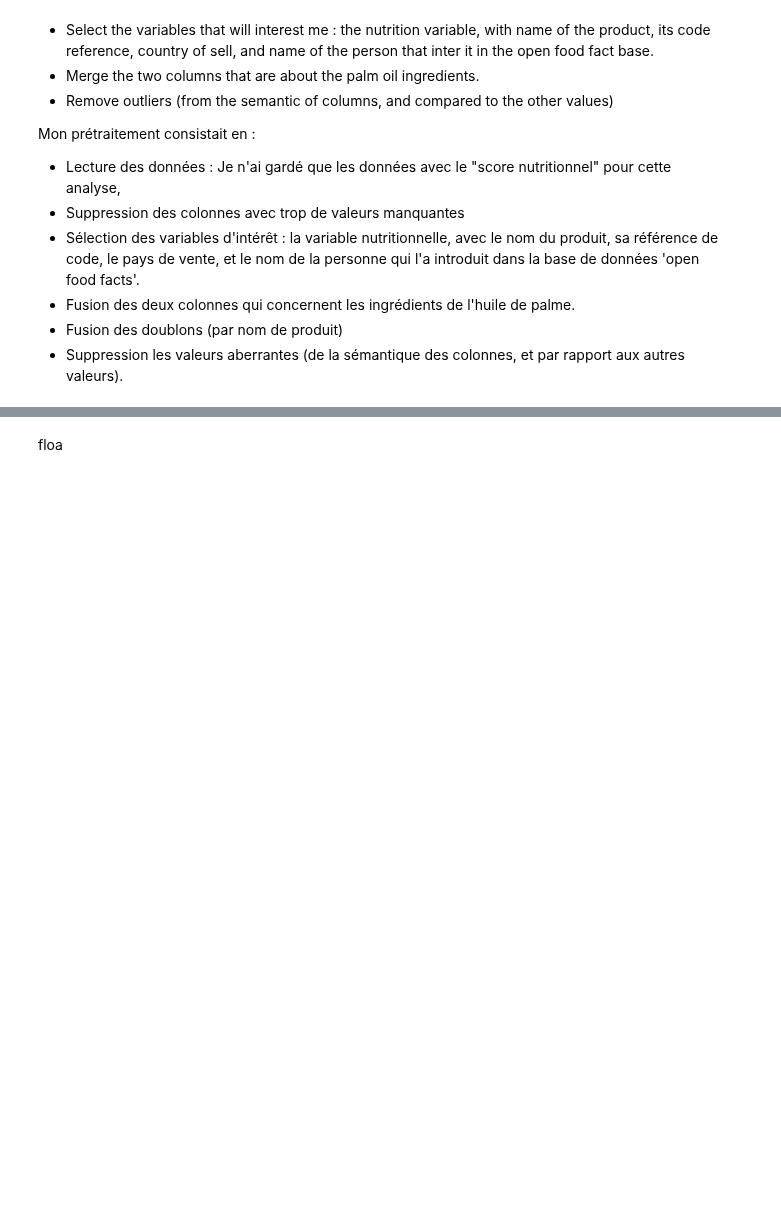
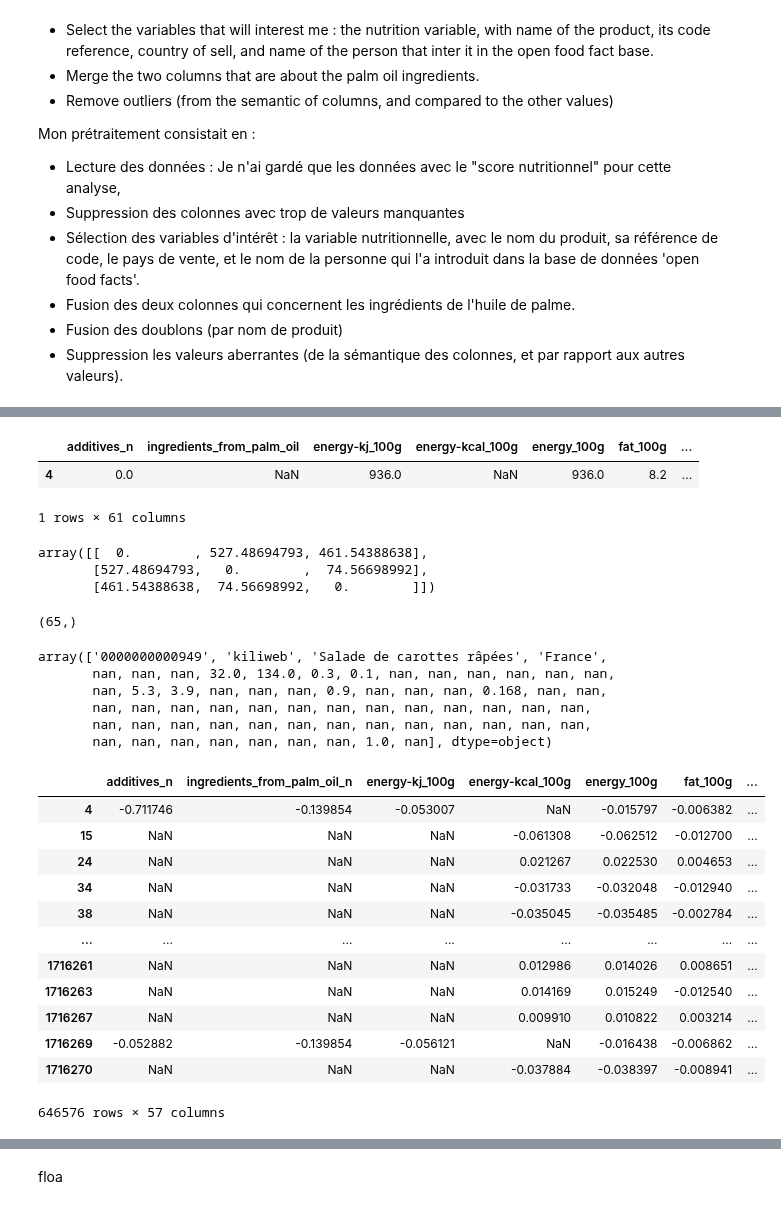
Before and after one commit to ClaireGayral/formation_openclassroom, a Jupyter notebook: P2_gayral_claire/Appel à projet - rapport d'exploration.ipynb, the cells around one changed output, grey strips where cells are left out. Cells and saved outputs as stored; diff of their text form; code cells hidden in the pictures; blank space fills up the shorter version.

```diff
--- a/P2_gayral_claire/Appel à projet - rapport d'exploration.ipynb
+++ b/P2_gayral_claire/Appel à projet - rapport d'exploration.ipynb
@@ -66,0 +64,29 @@ df = preprocess.merge_palm_oil_cols(df)
+# %%
+float_var = list_from_data_field.list_of_nutri_facts
+float_var += ["additives_n", "ingredients_from_palm_oil","ingredients_from_palm_oil_n"]
+float_var = df.columns.intersection(float_var).values
+
+data = df.copy()
+## std var by var :
+data_float = data[float_var].copy()
+data_float = preprocessing.StandardScaler().fit_transform(data_float)
+
+
+
+products = data["product_name"].drop_duplicates()
+for product in products[:6] :
+    x = data[data.product_name == product]
+    product_index =  x.index
+    if len(product_index) > 1 :
+        p_float_var = (x.notna().sum()>=1).index.intersection(float_var)
+        p_var_index = x[p_float_var].columns
+        product_values = x.loc[:,p_float_var]
+        product_score = abs(product_values.diff().iloc[1:]/product_values.mean()).mean().mean()
+#         if product_score < 0.7 :
+            #### pb avec le .at, marche sans mais erreur
+#             res = pd.Series(x.drop_duplicates(subset="product_name").values[0], index=x.columns)
+#             res[p_var_index] = product_values.fillna(method="bfill",
+#                                     axis=0).fillna(method="ffill",axis=0).mean().values
+#             print(product,res)
+#     tmp = data[data.product_name == product]
+x.drop_duplicates(subset="product_name")
@@ -66,0 +97,6 @@ df = preprocess.merge_palm_oil_cols(df)
+# %%
+product_values
+# %% [output]
+|  | additives_n | ingredients_from_palm_oil | energy-kj_100g | energy-kcal_100g | energy_100g | fat_100g | ... |
+| 4 | 0.0 | NaN | 936.0 | NaN | 936.0 | 8.2 | ... |
+1 rows × 61 columns
@@ -66,0 +121,19 @@ df = preprocess.merge_palm_oil_cols(df)
+# %%
+nan_euclidean_distances(product_values)
+# %% [output]
+array([[  0.        , 527.48694793, 461.54388638],
+       [527.48694793,   0.        ,  74.56698992],
+       [461.54388638,  74.56698992,   0.        ]])
+# %%
+x.columns.shape
+# %% [output]
+(65,)
+# %%
+x.drop_duplicates(subset="product_name").values[0]
+# %% [output]
+array(['0000000000949', 'kiliweb', 'Salade de carottes râpées', 'France',
+       nan, nan, nan, 32.0, 134.0, 0.3, 0.1, nan, nan, nan, nan, nan, nan,
+       nan, 5.3, 3.9, nan, nan, nan, 0.9, nan, nan, nan, 0.168, nan, nan,
+       nan, nan, nan, nan, nan, nan, nan, nan, nan, nan, nan, nan, nan,
+       nan, nan, nan, nan, nan, nan, nan, nan, nan, nan, nan, nan, nan,
+       nan, nan, nan, nan, nan, nan, nan, 1.0, nan], dtype=object)
@@ -66,0 +151,16 @@ df = preprocess.merge_palm_oil_cols(df)
+# %%
+data.loc[:,float_var]
+# %% [output]
+|  | additives_n | ingredients_from_palm_oil_n | energy-kj_100g | energy-kcal_100g | energy_100g | fat_100g | ... |
+| 4 | -0.711746 | -0.139854 | -0.053007 | NaN | -0.015797 | -0.006382 | ... |
+| 15 | NaN | NaN | NaN | -0.061308 | -0.062512 | -0.012700 | ... |
+| 24 | NaN | NaN | NaN | 0.021267 | 0.022530 | 0.004653 | ... |
+| 34 | NaN | NaN | NaN | -0.031733 | -0.032048 | -0.012940 | ... |
+| 38 | NaN | NaN | NaN | -0.035045 | -0.035485 | -0.002784 | ... |
+| ... | ... | ... | ... | ... | ... | ... | ... |
+| 1716261 | NaN | NaN | NaN | 0.012986 | 0.014026 | 0.008651 | ... |
+| 1716263 | NaN | NaN | NaN | 0.014169 | 0.015249 | -0.012540 | ... |
+| 1716267 | NaN | NaN | NaN | 0.009910 | 0.010822 | 0.003214 | ... |
+| 1716269 | -0.052882 | -0.139854 | -0.056121 | NaN | -0.016438 | -0.006862 | ... |
+| 1716270 | NaN | NaN | NaN | -0.037884 | -0.038397 | -0.008941 | ... |
+646576 rows × 57 columns
```
Also changed, not shown: parts of 14 cells of this notebook.
